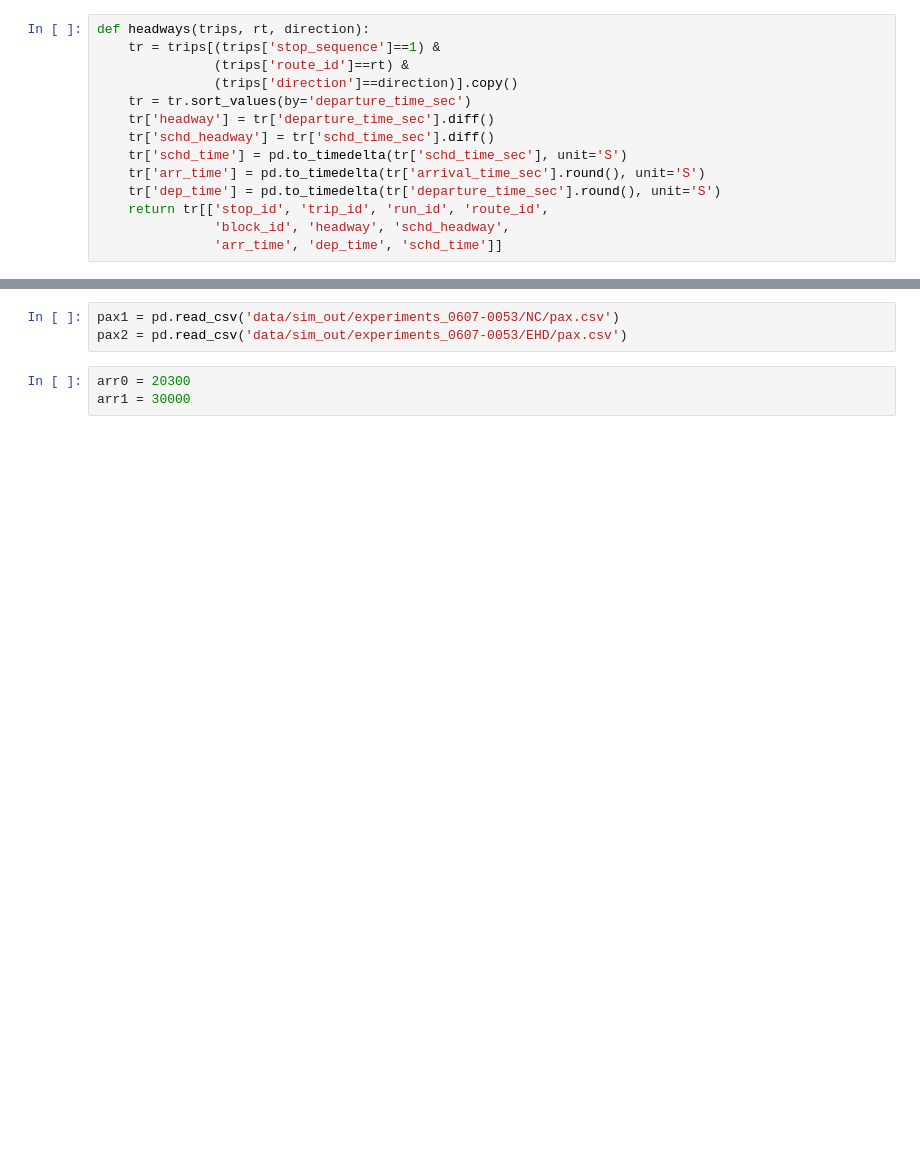
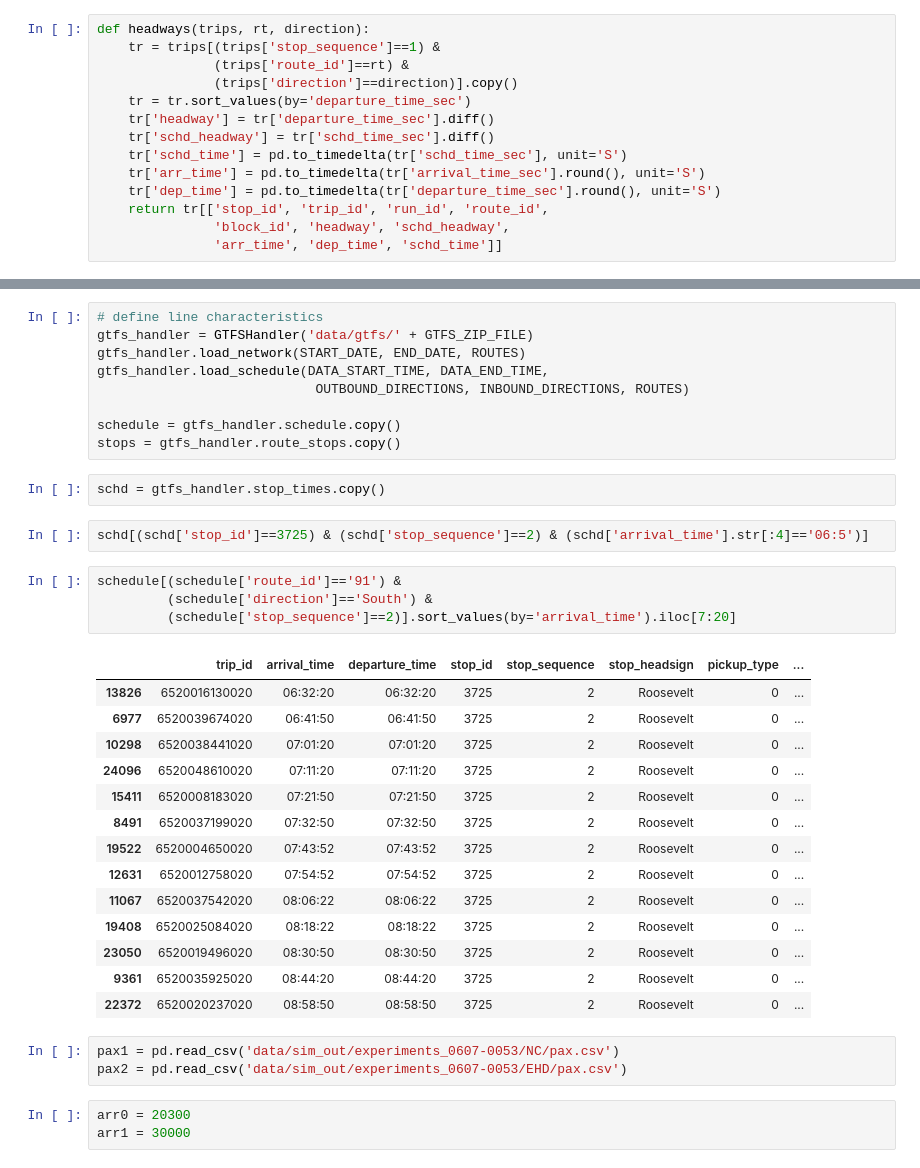
Before and after one commit to joerovar/transit-centric-smart-mobility-system, a Jupyter notebook: src/04_SIMULATION/playground.ipynb, the cells around one changed output, grey strips where cells are left out. Drawn from its saved outputs; the diff is of its cells as text; blank space fills up the shorter version.

```diff
--- a/src/04_SIMULATION/playground.ipynb
+++ b/src/04_SIMULATION/playground.ipynb
@@ -225,3 +331,35 @@ headways(tri2, 92, 'East')
+# %%
+# define line characteristics
+gtfs_handler = GTFSHandler('data/gtfs/' + GTFS_ZIP_FILE)
+gtfs_handler.load_network(START_DATE, END_DATE, ROUTES)
+gtfs_handler.load_schedule(DATA_START_TIME, DATA_END_TIME,
+                            OUTBOUND_DIRECTIONS, INBOUND_DIRECTIONS, ROUTES)
+
+schedule = gtfs_handler.schedule.copy()
+stops = gtfs_handler.route_stops.copy()
+# %%
+schd = gtfs_handler.stop_times.copy()
+# %%
+schd[(schd['stop_id']==3725) & (schd['stop_sequence']==2) & (schd['arrival_time'].str[:4]=='06:5')]
+# %%
+schedule[(schedule['route_id']=='91') &
+         (schedule['direction']=='South') &
+         (schedule['stop_sequence']==2)].sort_values(by='arrival_time').iloc[7:20]
+# %% [output]
+|  | trip_id | arrival_time | departure_time | stop_id | stop_sequence | stop_headsign | pickup_type | ... |
+| 13826 | 6520016130020 | 06:32:20 | 06:32:20 | 3725 | 2 | Roosevelt | 0 | ... |
+| 6977 | 6520039674020 | 06:41:50 | 06:41:50 | 3725 | 2 | Roosevelt | 0 | ... |
+| 10298 | 6520038441020 | 07:01:20 | 07:01:20 | 3725 | 2 | Roosevelt | 0 | ... |
+| 24096 | 6520048610020 | 07:11:20 | 07:11:20 | 3725 | 2 | Roosevelt | 0 | ... |
+| 15411 | 6520008183020 | 07:21:50 | 07:21:50 | 3725 | 2 | Roosevelt | 0 | ... |
+| 8491 | 6520037199020 | 07:32:50 | 07:32:50 | 3725 | 2 | Roosevelt | 0 | ... |
+| 19522 | 6520004650020 | 07:43:52 | 07:43:52 | 3725 | 2 | Roosevelt | 0 | ... |
+| 12631 | 6520012758020 | 07:54:52 | 07:54:52 | 3725 | 2 | Roosevelt | 0 | ... |
+| 11067 | 6520037542020 | 08:06:22 | 08:06:22 | 3725 | 2 | Roosevelt | 0 | ... |
+| 19408 | 6520025084020 | 08:18:22 | 08:18:22 | 3725 | 2 | Roosevelt | 0 | ... |
+| 23050 | 6520019496020 | 08:30:50 | 08:30:50 | 3725 | 2 | Roosevelt | 0 | ... |
+| 9361 | 6520035925020 | 08:44:20 | 08:44:20 | 3725 | 2 | Roosevelt | 0 | ... |
+| 22372 | 6520020237020 | 08:58:50 | 08:58:50 | 3725 | 2 | Roosevelt | 0 | ... |
 # %%
 pax1 = pd.read_csv('data/sim_out/experiments_0607-0053/NC/pax.csv')
 pax2 = pd.read_csv('data/sim_out/experiments_0607-0053/EHD/pax.csv')
```
Also changed, not shown: parts of 27 cells of this notebook, 12 other files.
